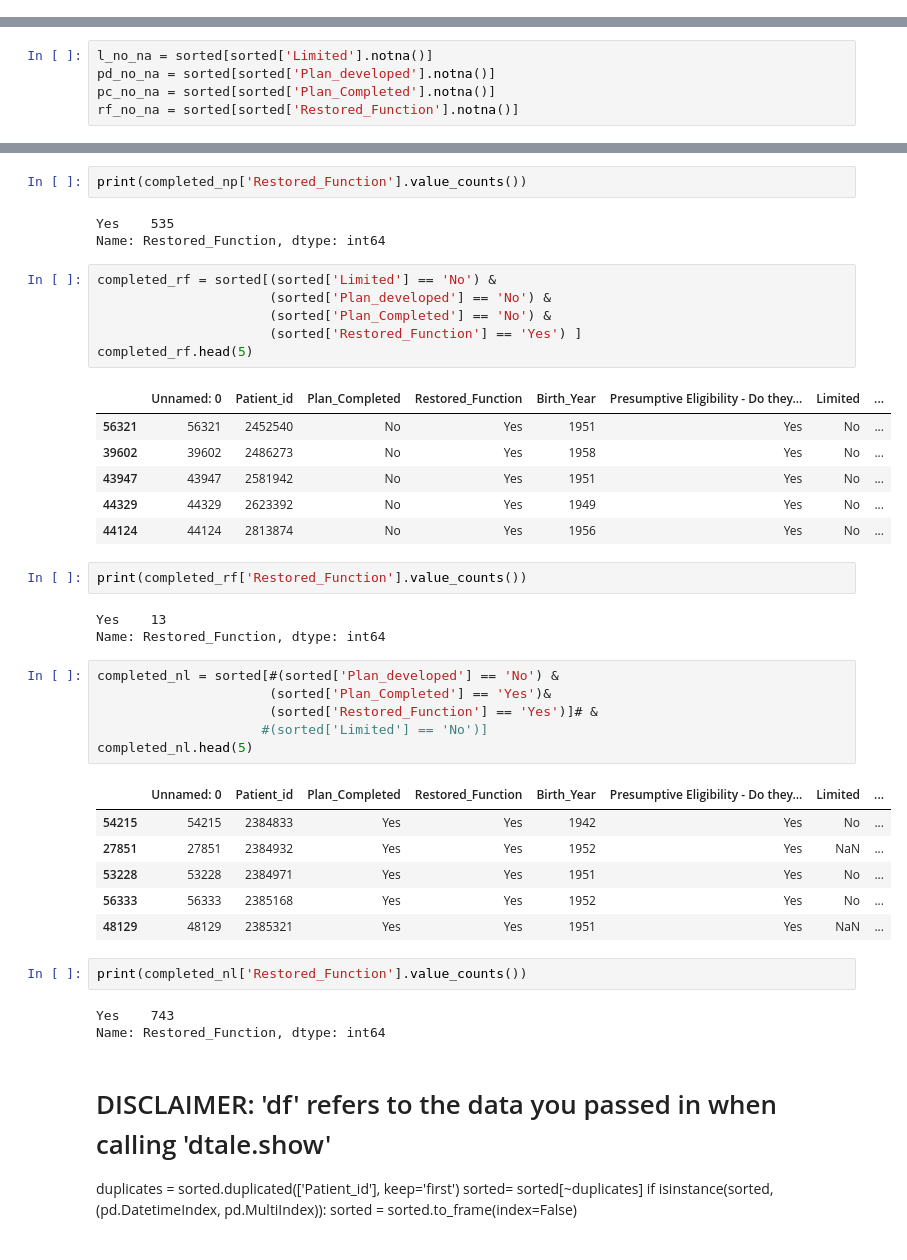
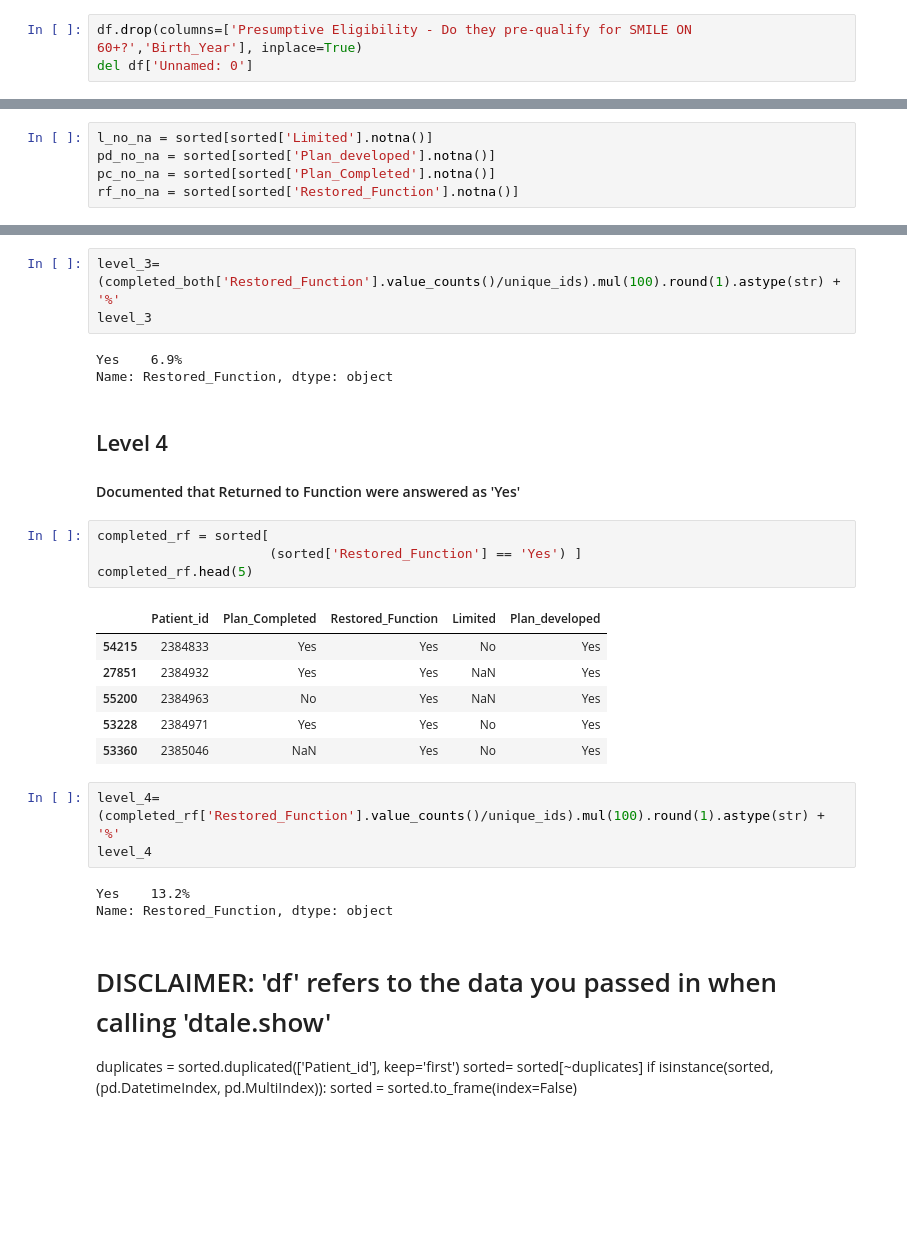
Before and after one commit to Rhunsilval/smile_on_python, a Jupyter notebook: Notebook/outcomes.ipynb, the cells around one changed output, grey strips where cells are left out. Cells and saved outputs as stored; diff of their text form; blank space fills up the shorter version.

```diff
--- a/Notebook/outcomes.ipynb
+++ b/Notebook/outcomes.ipynb
@@ -43,0 +45,3 @@ Name: Treatment Plan - Was the enrollee able to be restored to function (can che
+# %%
+df.drop(columns=['Presumptive Eligibility - Do they pre-qualify for SMILE ON 60+?','Birth_Year'], inplace=True)
+del df['Unnamed: 0']
@@ -172,44 +168,29 @@ completed_np.head(5)
 # %%
-print(completed_np['Restored_Function'].value_counts())
+level_3= (completed_both['Restored_Function'].value_counts()/unique_ids).mul(100).round(1).astype(str) + '%'
+level_3
 # %% [output]
-Yes    535
-Name: Restored_Function, dtype: int64
+Yes    6.9%
+Name: Restored_Function, dtype: object
+# %% [markdown]
+## Level 4
+#### Documented that Returned to Function were answered as 'Yes'
 # %%
-completed_rf = sorted[(sorted['Limited'] == 'No') &
-                      (sorted['Plan_developed'] == 'No') &
-                      (sorted['Plan_Completed'] == 'No') &
+completed_rf = sorted[
                       (sorted['Restored_Function'] == 'Yes') ]
 completed_rf.head(5)
 # %% [output]
-|  | Unnamed: 0 | Patient_id | Plan_Completed | Restored_Function | Birth_Year | Presumptive Eligibility - Do they... | Limited | ... |
-| 56321 | 56321 | 2452540 | No | Yes | 1951 | Yes | No | ... |
-| 39602 | 39602 | 2486273 | No | Yes | 1958 | Yes | No | ... |
-| 43947 | 43947 | 2581942 | No | Yes | 1951 | Yes | No | ... |
-| 44329 | 44329 | 2623392 | No | Yes | 1949 | Yes | No | ... |
-| 44124 | 44124 | 2813874 | No | Yes | 1956 | Yes | No | ... |
+|  | Patient_id | Plan_Completed | Restored_Function | Limited | Plan_developed |
+| 54215 | 2384833 | Yes | Yes | No | Yes |
+| 27851 | 2384932 | Yes | Yes | NaN | Yes |
+| 55200 | 2384963 | No | Yes | NaN | Yes |
+| 53228 | 2384971 | Yes | Yes | No | Yes |
+| 53360 | 2385046 | NaN | Yes | No | Yes |
 # %%
-print(completed_rf['Restored_Function'].value_counts())
+level_4= (completed_rf['Restored_Function'].value_counts()/unique_ids).mul(100).round(1).astype(str) + '%'
+level_4
 # %% [output]
-Yes    13
-Name: Restored_Function, dtype: int64
+Yes    13.2%
+Name: Restored_Function, dtype: object
-# %%
-completed_nl = sorted[#(sorted['Plan_developed'] == 'No') &
-                      (sorted['Plan_Completed'] == 'Yes')&
-                      (sorted['Restored_Function'] == 'Yes')]# &
-                     #(sorted['Limited'] == 'No')]
-completed_nl.head(5)
-# %% [output]
-|  | Unnamed: 0 | Patient_id | Plan_Completed | Restored_Function | Birth_Year | Presumptive Eligibility - Do they... | Limited | ... |
-| 54215 | 54215 | 2384833 | Yes | Yes | 1942 | Yes | No | ... |
-| 27851 | 27851 | 2384932 | Yes | Yes | 1952 | Yes | NaN | ... |
-| 53228 | 53228 | 2384971 | Yes | Yes | 1951 | Yes | No | ... |
-| 56333 | 56333 | 2385168 | Yes | Yes | 1952 | Yes | No | ... |
-| 48129 | 48129 | 2385321 | Yes | Yes | 1951 | Yes | NaN | ... |
-# %%
-print(completed_nl['Restored_Function'].value_counts())
-# %% [output]
-Yes    743
-Name: Restored_Function, dtype: int64
 # %% [markdown]
 # DISCLAIMER: 'df' refers to the data you passed in when calling 'dtale.show'
 
```
Also changed, not shown: parts of 30 cells of this notebook, 2 other files.
